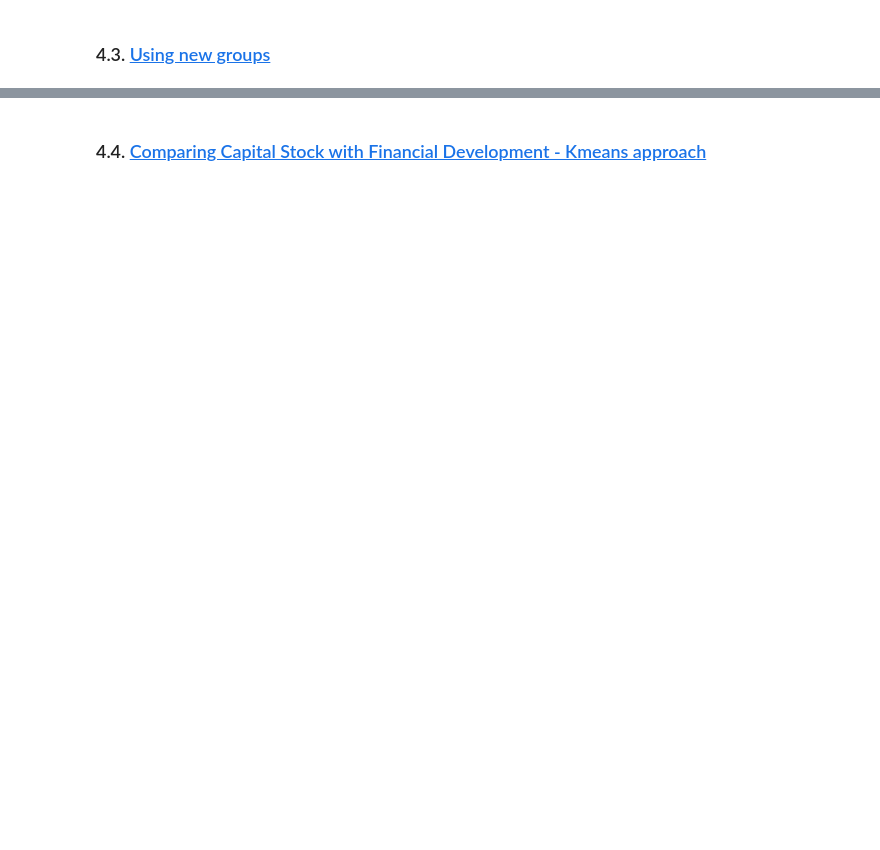
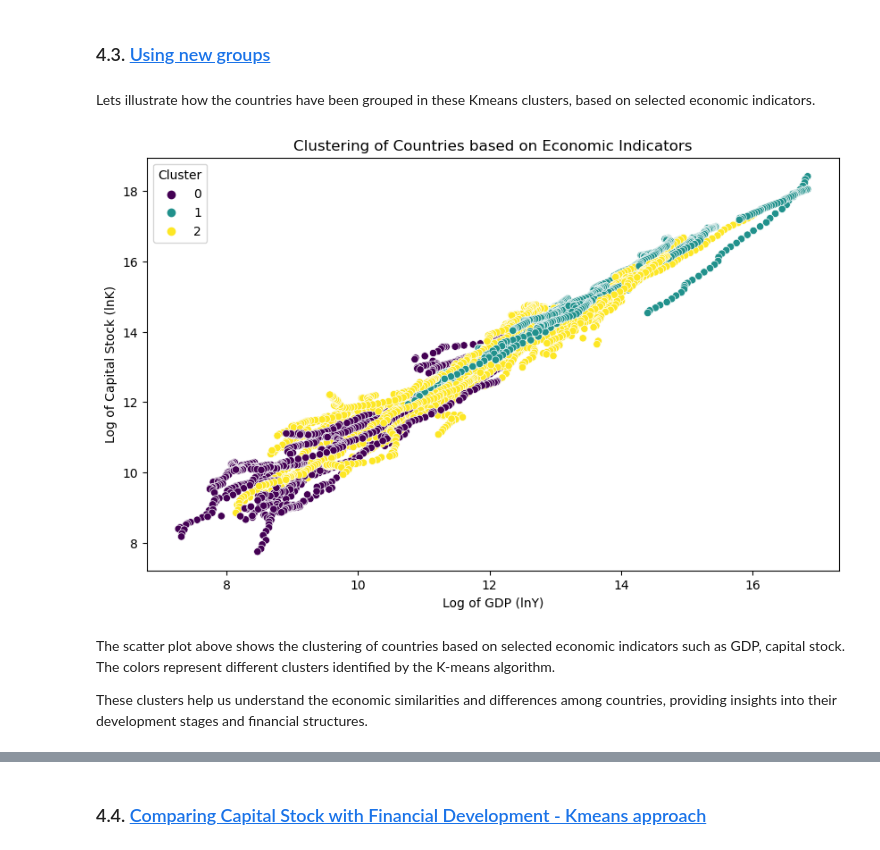
Before and after one commit to NumEconCopenhagen/projects-2024-mathias-mikkel-gabriele, a Jupyter notebook: dataproject/dataproject.ipynb, the cells around one changed output, grey strips where cells are left out. Cells and saved outputs as stored; diff of their text form; code cells hidden in the pictures; blank space fills up the shorter version.

```diff
--- a/dataproject/dataproject.ipynb
+++ b/dataproject/dataproject.ipynb
@@ -439,6 +443,23 @@ filtered_df_kmeans_first_values['Kmeans_label'] = kmeans.labels_
 
 # Merge the copy of the merged pwt and imf data with the kmeans labels using a left-join
 pwt_and_imf_wFMD_kmeans_finalgroups = pd.merge(pwt_and_imf_wFMD_kmeans,filtered_df_kmeans_first_values[['code','Kmeans_label']], how='left', on='code')
+# %% [markdown]
+Lets illustrate how the countries have been grouped in these Kmeans clusters, based on selected economic indicators.
+# %%
+# Plotting clusters
+plt.figure(figsize=(10, 6))
+sns.scatterplot(x='lnY', y='lnK', hue="Kmeans_label", data=pwt_and_imf_wFMD_kmeans_finalgroups, palette='viridis', legend='full')
+plt.title('Clustering of Countries based on Economic Indicators')
+plt.xlabel('Log of GDP (lnY)')
+plt.ylabel('Log of Capital Stock (lnK)')
+plt.legend(title='Cluster')
+plt.show()
+# %% [output]
+[figure, added]
+# %% [markdown]
+The scatter plot above shows the clustering of countries based on selected economic indicators such as GDP, capital stock. The colors represent different clusters identified by the K-means algorithm.
+
+These clusters help us understand the economic similarities and differences among countries, providing insights into their development stages and financial structures.
 # %%
 klabels = pwt_and_imf_wFMD_kmeans_finalgroups['Kmeans_label'].unique()
 
```
Also changed, not shown: parts of 27 cells of this notebook, 5 other files.
